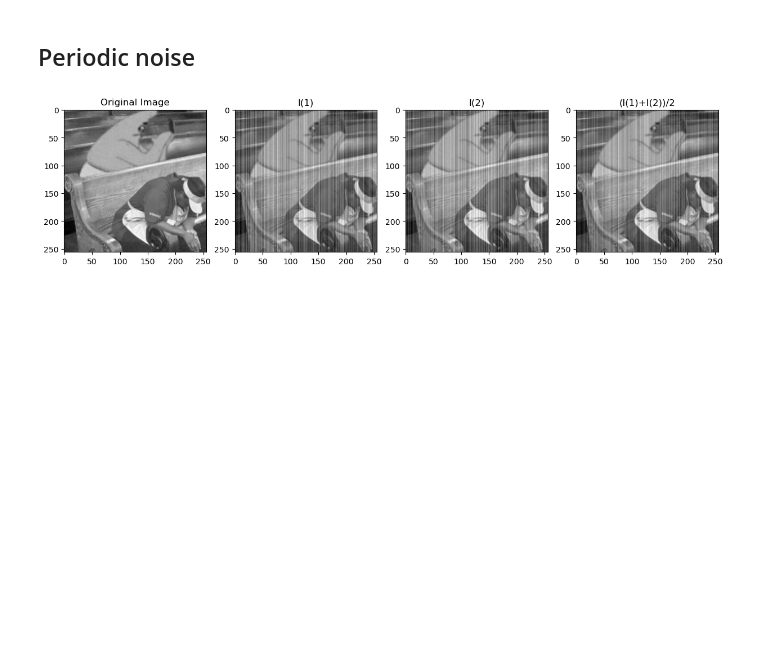
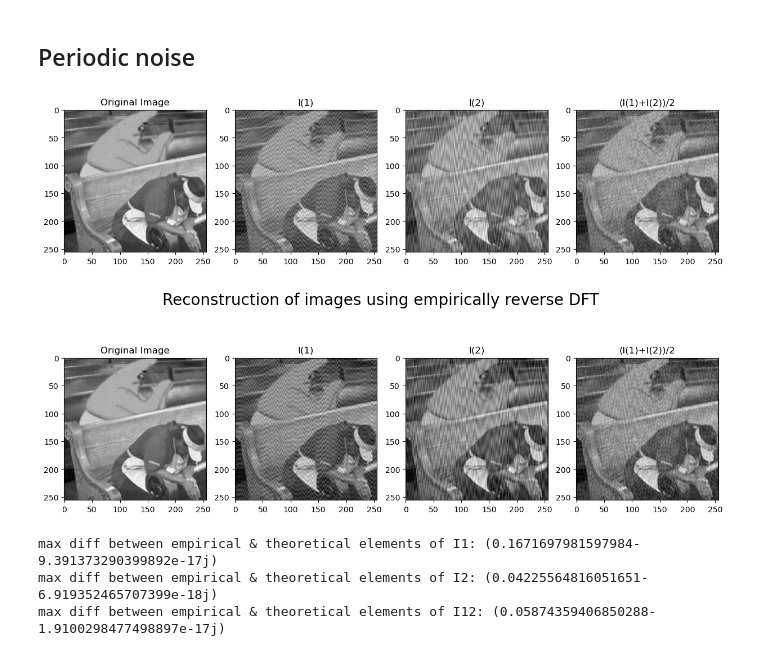
Before and after one commit to Av0cat0/IntroToDataProcessingAndRepresentation-cs236201-HW3, a Jupyter notebook: HW3.ipynb, the cells around one changed output. Cells and saved outputs as stored; diff of their text form; code cells hidden in the pictures; blank space fills up the shorter version.

```diff
--- a/HW3.ipynb
+++ b/HW3.ipynb
@@ -18,14 +21,13 @@ image = image.resize((256, 256))
 image = np.array(image)
 image = image.astype(float) / 255
 # %%
-# Setting seed because of normal distribution
-np.random.seed(24031995)
-
 frequencies = [1/8, 1/32]
 phases = np.random.uniform(0, 2*np.pi, (256, 2))
 amplitudes = np.random.normal(1/10, 1/20, (256, 2))
-noise_1 = amplitudes[:, 0] * np.cos(2*np.pi*frequencies[0]*np.arange(256) + phases[:, 0])
-noise_2 = amplitudes[:, 1] * np.cos(2*np.pi*frequencies[1]*np.arange(256) + phases[:, 1])
+noise_1 = [amplitudes[:, 0] * np.cos(2*np.pi*frequencies[0]*i + phases[:, 0]) for i in range(256)]
+noise_1 = np.array(noise_1)
+noise_2 = [amplitudes[:, 1] * np.cos(2*np.pi*frequencies[1]*i + phases[:, 1]) for i in range(256)]
+noise_2 = np.array(noise_2)
 noise_12 = (noise_1 + noise_2) / 2
 I1 = image + noise_1
 I2 = image + noise_2
@@ -44,3 +46,40 @@ axs[3].set_title('(I(1)+I(2))/2')
 plt.show()
 # %% [output]
 [figure]
+# %%
+#d.
+def empirical_DFT(image_row):
+    N = len(image_row)  # Number of columns in the image
+    k = np.arange(N)
+    F = np.zeros(N, dtype=complex)
+    for i in range(N):
+        F[i] = np.sum(image_row * np.exp(-2j * np.pi * k * i / N))
+    return F
+# %%
+# Compute the DFT representation empirically
+fig, axs = plt.subplots(1, 4, figsize=(15, 5))
+fig.suptitle("Reconstruction of images using empirically reverse DFT", fontsize=20)
+
+I_DFT = np.apply_along_axis(empirical_DFT, axis=1, arr=image).T
+I_DFT_empir = np.apply_along_axis(empirical_DFT, axis=1, arr=I_DFT.T)
+axs[0].imshow(np.flip(abs(I_DFT_empir),1), cmap='gray')
+axs[0].set_title('Original Image')
+
+I1_DFT = np.apply_along_axis(empirical_DFT, axis=1, arr=I1).T
+I1_DFT_empir = np.apply_along_axis(empirical_DFT, axis=1, arr=I1_DFT.T)
+axs[1].imshow(np.flip(abs(I1_DFT_empir),1), cmap='gray')
+axs[1].set_title('I(1)')
+
+I2_DFT = np.apply_along_axis(empirical_DFT, axis=1, arr=I2).T
+I2_DFT_empir = np.apply_along_axis(empirical_DFT, axis=1, arr=I2_DFT.T)
+axs[2].imshow(np.flip(abs(I2_DFT_empir),1), cmap='gray')
+axs[2].set_title('I(2)')
+
+I12_DFT = np.apply_along_axis(empirical_DFT, axis=1, arr=I12).T
+I12_DFT_empir = np.apply_along_axis(empirical_DFT, axis=1, arr=I12_DFT.T)
+axs[3].imshow(np.flip(abs(I12_DFT_empir),1), cmap='gray')
+axs[3].set_title('(I(1)+I(2))/2')
+
+plt.show()
+# %% [output]
+[figure, added]
@@ -46,0 +126,12 @@ plt.show()
+# %%
+max_diff1 = np.max(I1_DFT_theory - np.flip(abs(I1_DFT_empir),1))
+max_diff2 = np.max(I2_DFT_theory - np.flip(abs(I2_DFT_empir),1))
+max_diff12 = np.max(I12_DFT_theory - np.flip(abs(I12_DFT_empir),1))
+
+print(f'max diff between empirical & theoretical elements of I1: {max_diff1}')
+print(f'max diff between empirical & theoretical elements of I2: {max_diff2}')
+print(f'max diff between empirical & theoretical elements of I12: {max_diff12}')
+# %% [output]
+max diff between empirical & theoretical elements of I1: (0.1671697981597984-9.391373290399892e-17j)
+max diff between empirical & theoretical elements of I2: (0.04225564816051651-6.919352465707399e-18j)
+max diff between empirical & theoretical elements of I12: (0.05874359406850288-1.9100298477498897e-17j)
```
Also changed, not shown: parts of 6 cells of this notebook.
